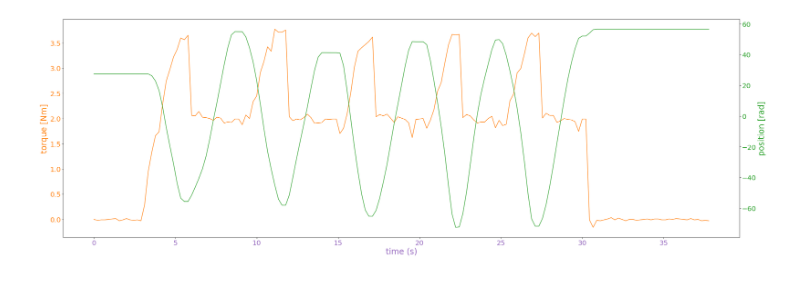
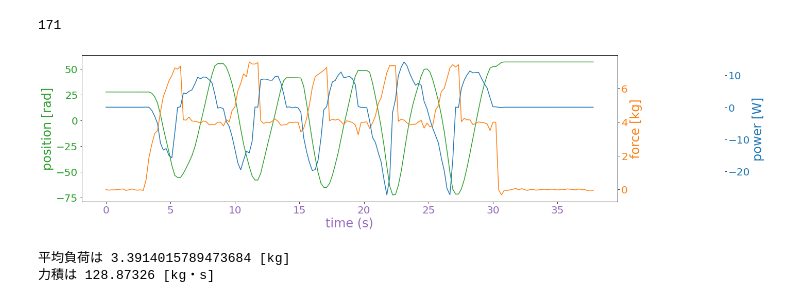
Before and after one commit to krocky-cooky/MechaTube-scripts, a Jupyter notebook: training_data_analysis.ipynb, the cells around one changed output. Saved outputs shown, nothing was run; the diff lists cells and outputs as text; code cells hidden in the pictures.

```diff
--- a/training_data_analysis.ipynb
+++ b/training_data_analysis.ipynb
@@ -1,6 +1,7 @@
 # %%
-TRANING_DATA_FILE_PATH = '../data/serial_moniter_data_20211030_2_e2.txt'
+TRANING_DATA_FILE_PATH = './data_while_controlling_motor/211030/serial_moniter_data_20211030_2_e2.txt'
 TOTAL_TRAINING_TIME = 38.0
+MULTIPLIER_FOR_CONVERTING_TORQUE_TO_FORCE = 2.0
 # %%
 import re
 import numpy as np
@@ -95,29 +132,41 @@ time_data = np.array([i * dt for i in range(0, num_of_data)]) # 時間を刻ん
+# %%
+min(len(position_recieved_data), len(torque_recieved_data), len(force_recieved_data), len(speed_recieved_data))
+# %% [output]
+171
 # %%
 """
-トルクと位置のデータを描画
+位置と負荷と出力(パワー)のデータを描画
 """
 
-fig, ax1 = plt.subplots(figsize=(30, 10))
+fig, ax1 = plt.subplots(figsize=(20, 5))
 
-# トルクデータを描画
-color = 'tab:orange'
-ax1.set_ylabel('torque [Nm]', color=color, fontsize=24)
-ax1.plot(time_data, torque_recieved_data, color=color)
+# 位置データを描画
+color = 'tab:green'
+ax1.set_ylabel('position [rad]', color=color, fontsize=24)
+ax1.plot(time_data, position_recieved_data, color=color)
 ax1.tick_params(axis='y', labelcolor=color, labelsize=20)
 
-# 位置データを描画
+# 負荷データを描画
 ax2 = ax1.twinx()
-color = 'tab:green'
-ax2.set_ylabel('position [rad]', color=color, fontsize=24)
-ax2.plot(time_data, position_recieved_data, color=color)
+color = 'tab:orange'
+ax2.set_ylabel('force [kg]', color=color, fontsize=24)
+ax2.plot(time_data, force_recieved_data, color=color)
 ax2.tick_params(axis='y', labelcolor=color, labelsize=20)
+
+# 出力データを描画
+ax3 = ax1.twinx()
+color = 'tab:blue'
+ax3.set_ylabel('power [W]', color=color, fontsize=24)
+ax3.plot(time_data, power_data, color=color)
+ax3.tick_params(axis='y', labelcolor=color, labelsize=20)
+ax3.spines["right"].set_position(("axes", 1.2))
 
 # 時間データを描画
 color = 'tab:purple'
 ax1.set_xlabel('time (s)',color=color, fontsize=24)
 ax1.tick_params(axis='x', labelcolor=color, labelsize=20)
 
 fig.tight_layout()
 plt.show()
 # %% [output]
-[figure, old version]
+[figure, new version]
@@ -127,0 +173,19 @@ plt.show()
+# %%
+"""
+平均負荷と力積を計算・表示
+"""
+
+# 計算する区間の最初の時刻と最後の時刻を入力
+START_TIME = 0
+END_TIME = TOTAL_TRAINING_TIME
+
+# 計算
+average_force = calculate_average(force_recieved_data, dt, START_TIME, END_TIME)
+impulse = average_force * (END_TIME - START_TIME)
+
+# 表示
+print("平均負荷は {} [kg]".format(average_force))
+print("力積は {} [kg・s]".format(impulse))
+# %% [output]
+平均負荷は 3.3914015789473684 [kg]
+力積は 128.87326 [kg・s]
```
Also changed, not shown: parts of 4 cells of this notebook, 10 other files.
